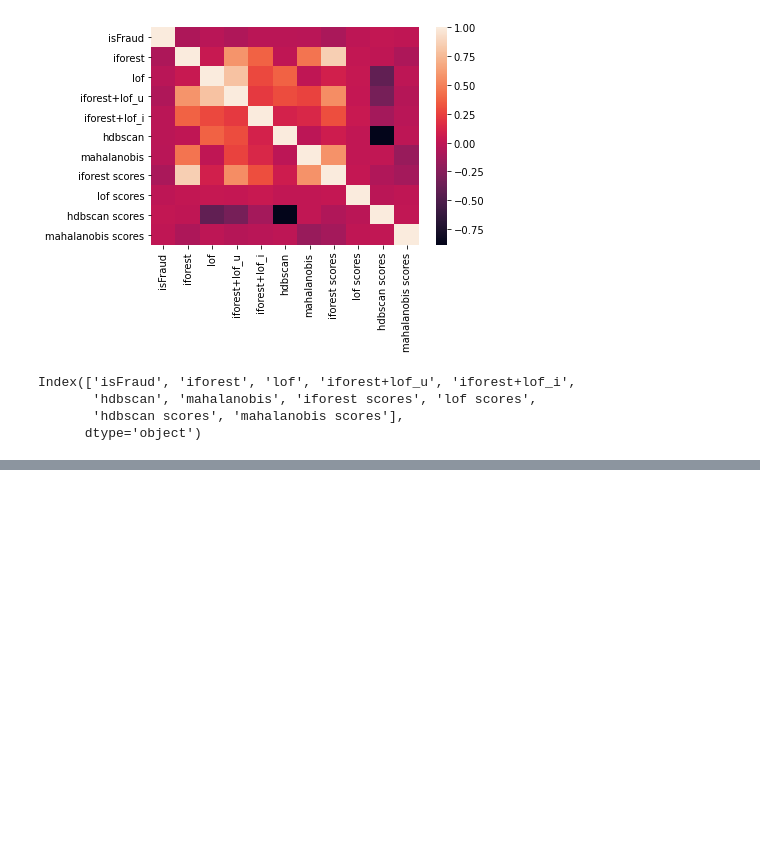
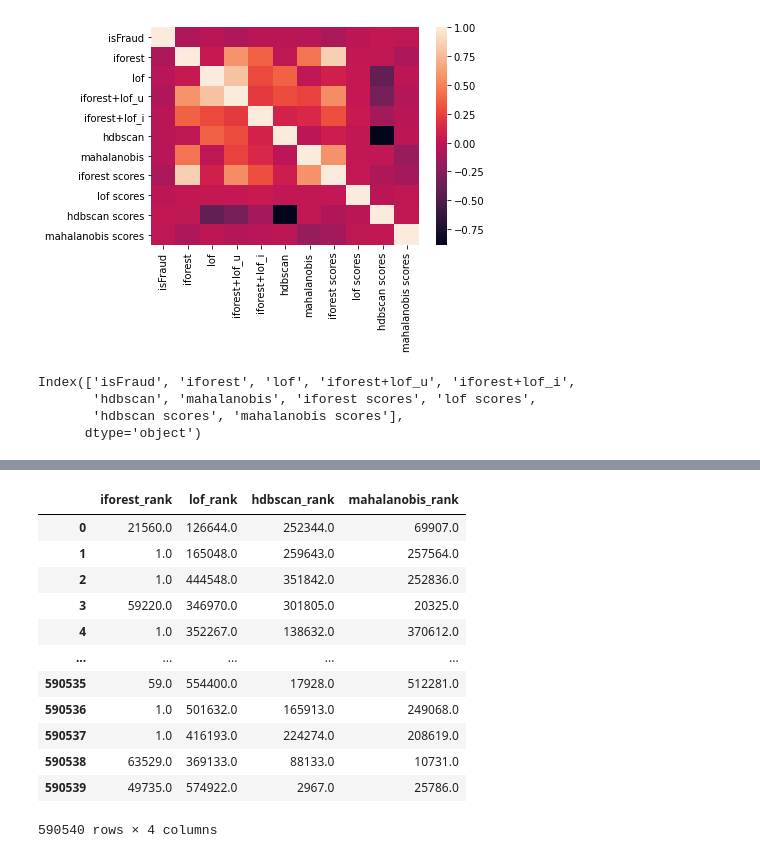
Before and after one commit to kkimlim2/outlier_detection, a Jupyter notebook: ensemble.ipynb, the cells around one changed output, grey strips where cells are left out. Drawn from its saved outputs; the diff is of its cells as text; code cells hidden in the pictures; blank space fills up the shorter version.

```diff
--- a/ensemble.ipynb
+++ b/ensemble.ipynb
@@ -160,0 +163,16 @@ IntProgress(value=0, description='Processing: ', max=69)
+# %%
+target.iloc[:,11:16]
+# %% [output]
+|  | iforest_rank | lof_rank | hdbscan_rank | mahalanobis_rank |
+| 0 | 21560.0 | 126644.0 | 252344.0 | 69907.0 |
+| 1 | 1.0 | 165048.0 | 259643.0 | 257564.0 |
+| 2 | 1.0 | 444548.0 | 351842.0 | 252836.0 |
+| 3 | 59220.0 | 346970.0 | 301805.0 | 20325.0 |
+| 4 | 1.0 | 352267.0 | 138632.0 | 370612.0 |
+| ... | ... | ... | ... | ... |
+| 590535 | 59.0 | 554400.0 | 17928.0 | 512281.0 |
+| 590536 | 1.0 | 501632.0 | 165913.0 | 249068.0 |
+| 590537 | 1.0 | 416193.0 | 224274.0 | 208619.0 |
+| 590538 | 63529.0 | 369133.0 | 88133.0 | 10731.0 |
+| 590539 | 49735.0 | 574922.0 | 2967.0 | 25786.0 |
+590540 rows × 4 columns
```
Also changed, not shown: parts of 13 cells of this notebook.
